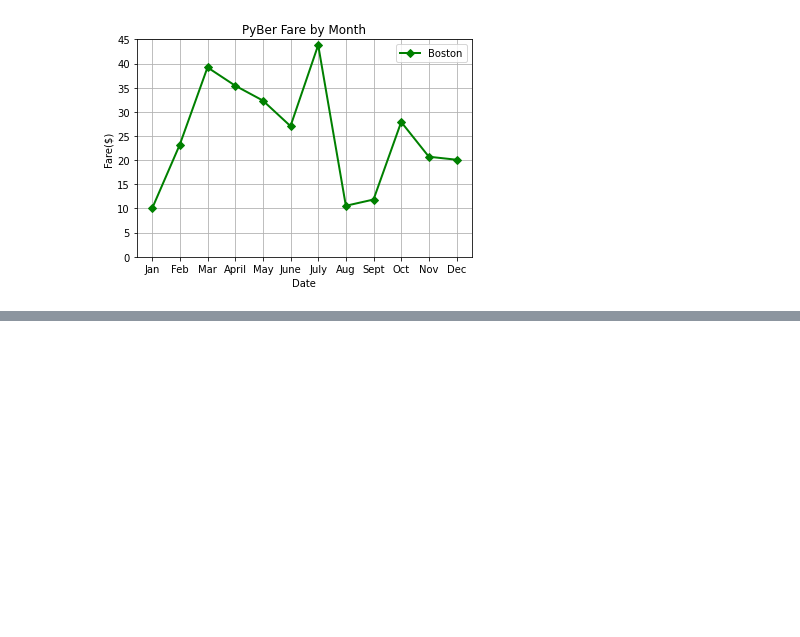
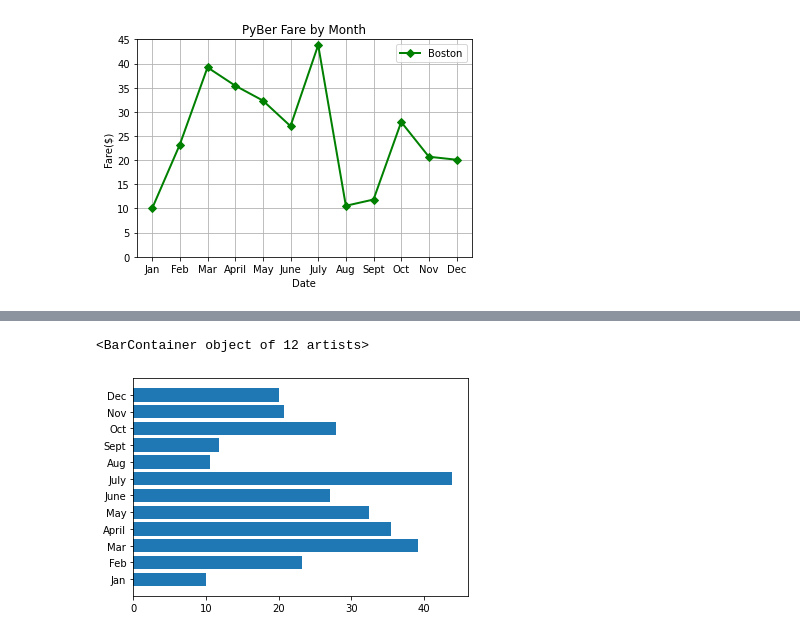
Before and after one commit to cedoula/PyBer_Analysis, a Jupyter notebook: matplotlib_practice.ipynb, the cells around one changed output, grey strips where cells are left out. Cells and saved outputs as stored; diff of their text form; code cells hidden in the pictures; blank space fills up the shorter version.

```diff
--- a/matplotlib_practice.ipynb
+++ b/matplotlib_practice.ipynb
@@ -93,0 +113,6 @@ ax.legend()
+# %%
+# Create the horizontal bar chart.
+plt.barh(x_axis, y_axis)
+# %% [output]
+<BarContainer object of 12 artists>
+[figure, added]
```
Also changed, not shown: parts of 24 cells of this notebook.
